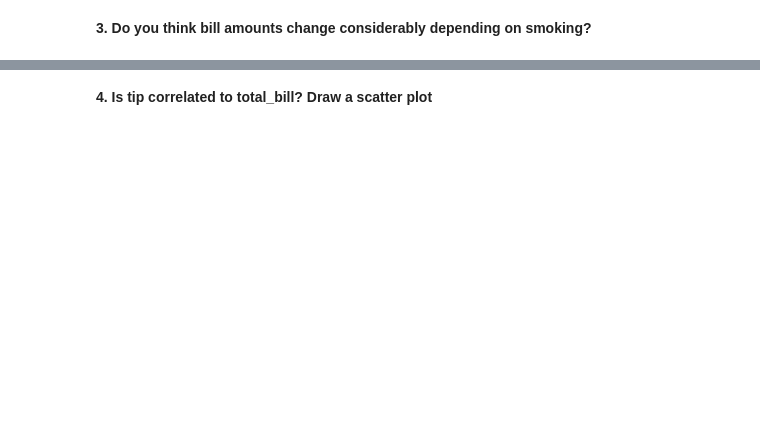
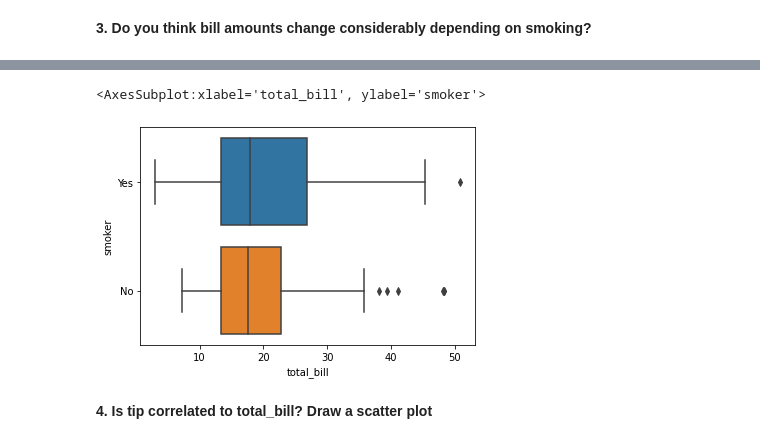
Before and after one commit to Ironhack-Data-Madrid-Enero-2021/lab-visualization-intro, a Jupyter notebook: your-code/challenge-1.ipynb, the cells around one changed output, grey strips where cells are left out. Saved outputs shown, nothing was run; the diff lists cells and outputs as text; code cells hidden in the pictures; blank space fills up the shorter version.

```diff
--- a/your-code/challenge-1.ipynb
+++ b/your-code/challenge-1.ipynb
@@ -24,0 +57,5 @@ sns.load_dataset("tips")
+# %%
+sns.boxplot(x=tips.total_bill, y=tips.smoker, palette = "tab10")
+# %% [output]
+<AxesSubplot:xlabel='total_bill', ylabel='smoker'>
+[figure, added]
```
Also changed, not shown: parts of 11 cells of this notebook.
